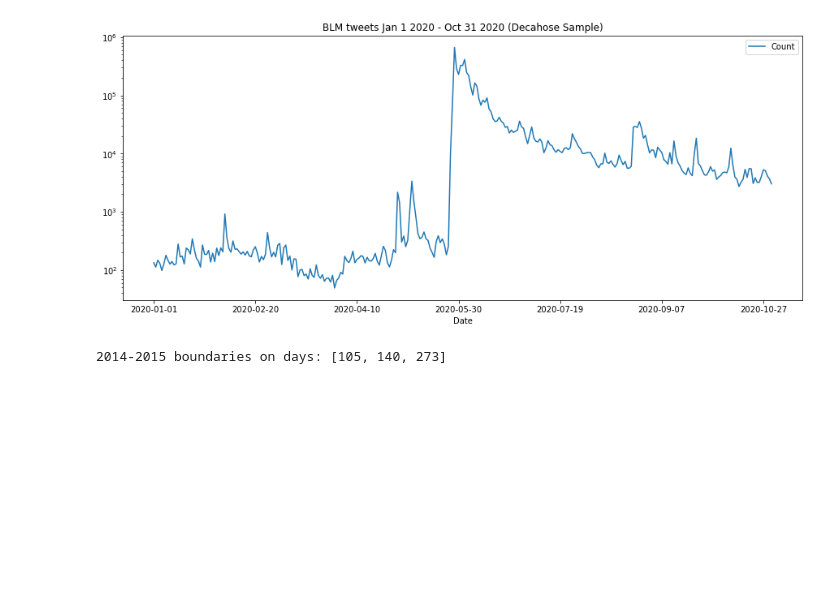
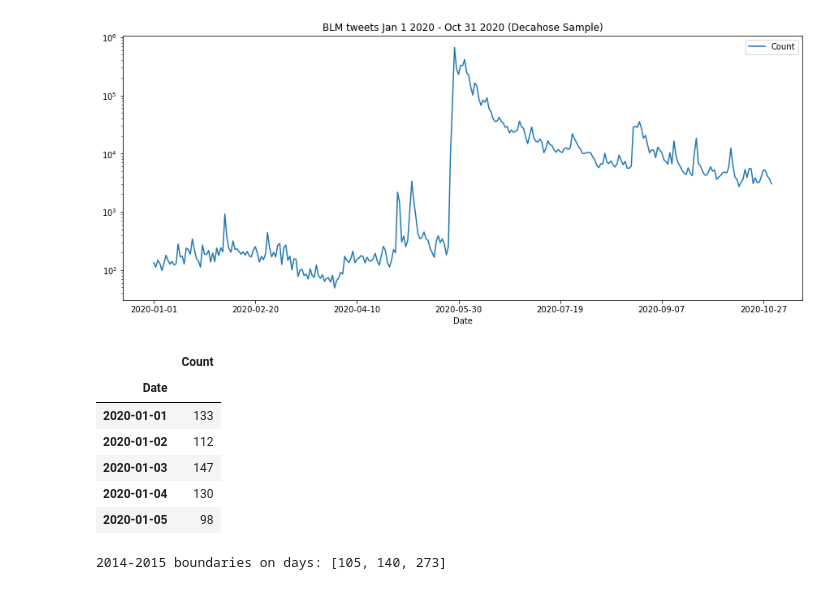
Before and after one commit to chrisfalter/BLM, a Jupyter notebook: src/tweet_counts.ipynb, the cells around one changed output. Cells and saved outputs as stored; diff of their text form; code cells hidden in the pictures; blank space fills up the shorter version.

```diff
--- a/src/tweet_counts.ipynb
+++ b/src/tweet_counts.ipynb
@@ -30,6 +32,16 @@ df_second_counts = df_of_daily_count(second_counts_file, sep=second_sep)
 line_graph_of_daily_count(df_second_counts, "Jan 1 2020 - Oct 31 2020 (Decahose Sample)")
 # %% [output]
 [figure]
+# %%
+df_second_counts.head()
+# %% [output]
+|  | Count |
+| Date |  |
+| 2020-01-01 | 133 |
+| 2020-01-02 | 112 |
+| 2020-01-03 | 147 |
+| 2020-01-04 | 130 |
+| 2020-01-05 | 98 |
 # %%
 n_bkps = 2
 loss = 'l2'
```
Also changed, not shown: parts of 8 cells of this notebook, 1 other file.
